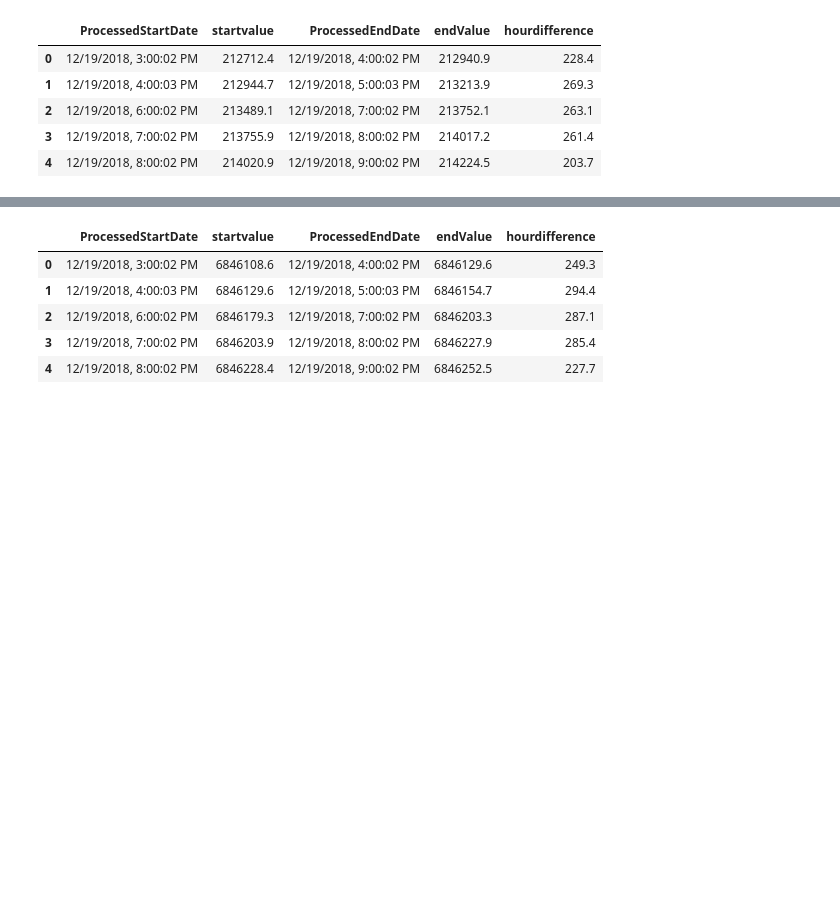
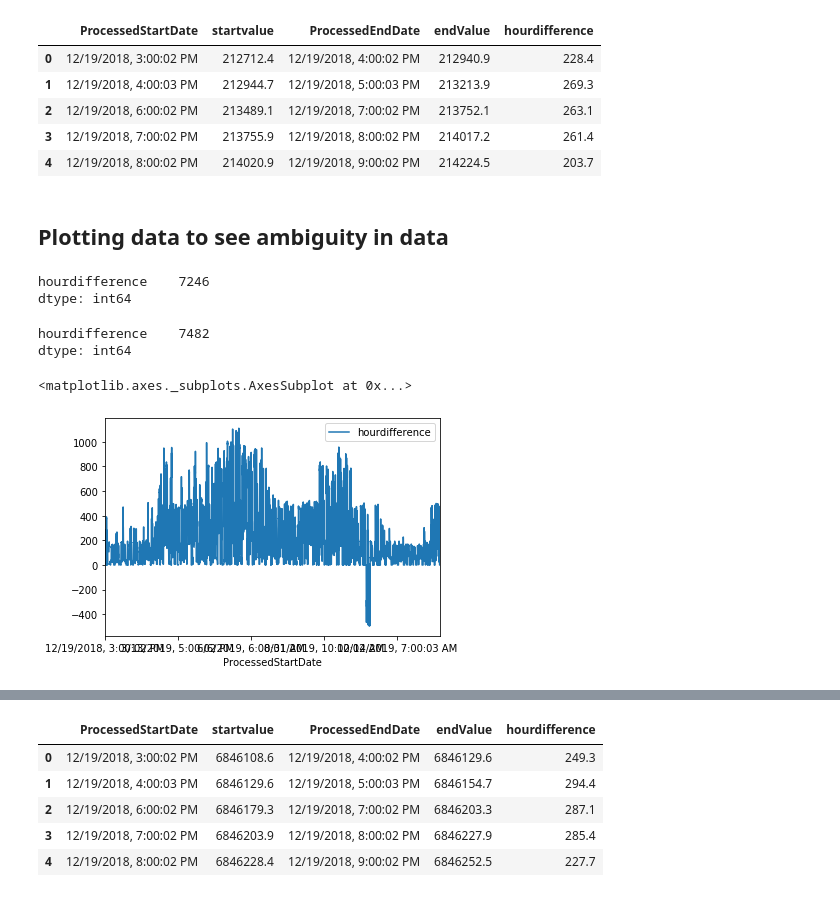
Before and after one commit to KanishAnand/Energy-Prediction-Webapp, a Jupyter notebook: src/Data_cleaning.ipynb, the cells around one changed output, grey strips where cells are left out. Cells and saved outputs as stored; diff of their text form; code cells hidden in the pictures; blank space fills up the shorter version.

Commit message:
negative values in data error detected

```diff
--- a/src/Data_cleaning.ipynb
+++ b/src/Data_cleaning.ipynb
@@ -31,3 +32,20 @@ data2.head(5)
 | 2 | 12/19/2018, 6:00:02 PM | 213489.1 | 12/19/2018, 7:00:02 PM | 213752.1 | 263.1 |
 | 3 | 12/19/2018, 7:00:02 PM | 213755.9 | 12/19/2018, 8:00:02 PM | 214017.2 | 261.4 |
 | 4 | 12/19/2018, 8:00:02 PM | 214020.9 | 12/19/2018, 9:00:02 PM | 214224.5 | 203.7 |
+# %% [markdown]
+## Plotting data to see ambiguity in data
+# %%
+data1[['hourdifference']].idxmin()
+# %% [output]
+hourdifference    7246
+dtype: int64
+# %%
+data2[['hourdifference']].idxmin()
+# %% [output]
+hourdifference    7482
+dtype: int64
+# %%
+data1.plot(x='ProcessedStartDate',y='hourdifference')
+# %% [output]
+<matplotlib.axes._subplots.AxesSubplot at 0x...>
+[figure, added]
```
Also changed, not shown: parts of 2 cells of this notebook, 1 other file.
